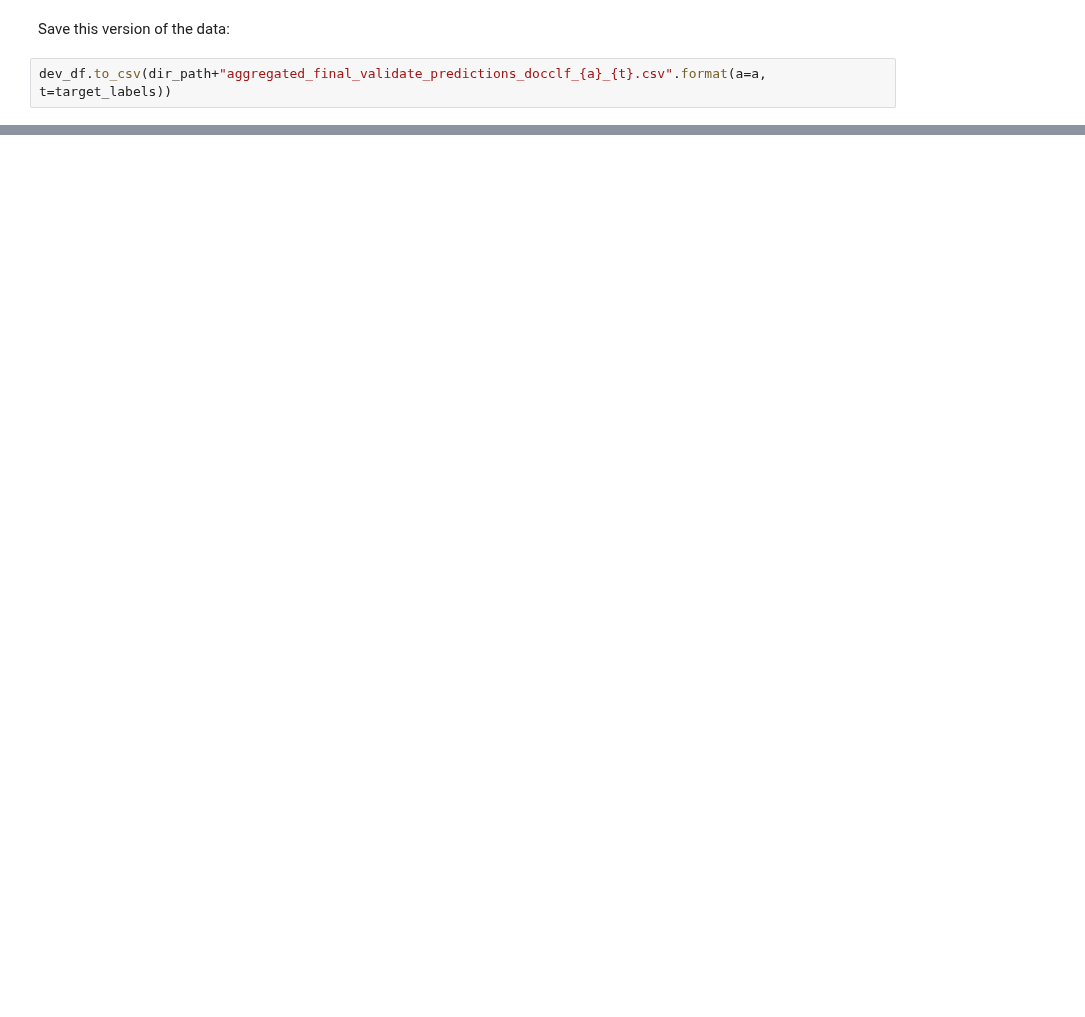
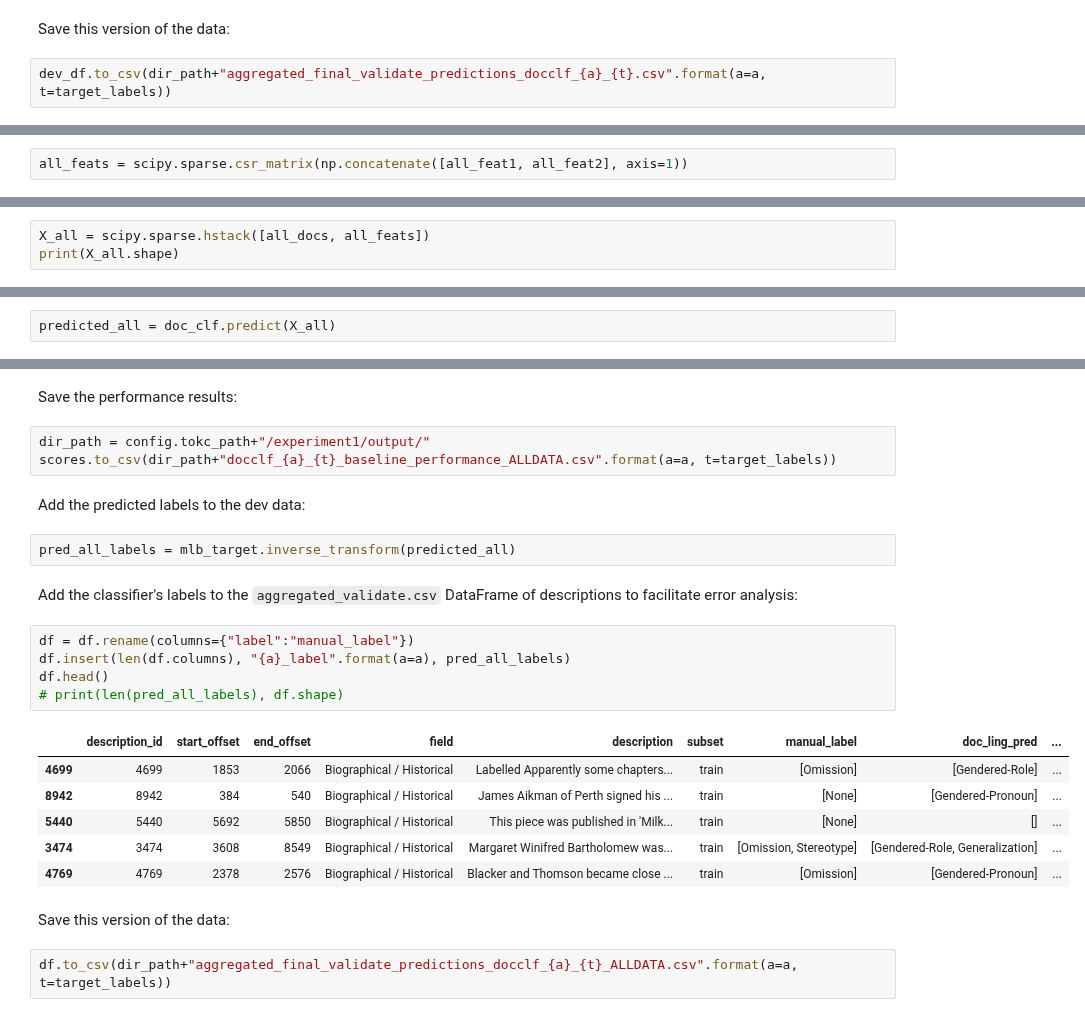
Before and after one commit to thegoose20/gender-bias, a Jupyter notebook: token_classification/Experiment1_Model3.ipynb, the cells around one changed output, grey strips where cells are left out. Cells and saved outputs as stored; diff of their text form; blank space fills up the shorter version.

```diff
--- a/token_classification/Experiment1_Model3.ipynb
+++ b/token_classification/Experiment1_Model3.ipynb
@@ -282,0 +310,2 @@ dev_df.to_csv(dir_path+"aggregated_final_validate_predictions_docclf_{a}_{t}.csv
+# %%
+all_feats = scipy.sparse.csr_matrix(np.concatenate([all_feat1, all_feat2], axis=1))
@@ -282,0 +314,3 @@ dev_df.to_csv(dir_path+"aggregated_final_validate_predictions_docclf_{a}_{t}.csv
+# %%
+X_all = scipy.sparse.hstack([all_docs, all_feats])
+print(X_all.shape)
@@ -282,0 +321,2 @@ dev_df.to_csv(dir_path+"aggregated_final_validate_predictions_docclf_{a}_{t}.csv
+# %%
+predicted_all = doc_clf.predict(X_all)
@@ -282,0 +343,27 @@ dev_df.to_csv(dir_path+"aggregated_final_validate_predictions_docclf_{a}_{t}.csv
+# %% [markdown]
+Save the performance results:
+# %%
+dir_path = config.tokc_path+"/experiment1/output/"
+scores.to_csv(dir_path+"docclf_{a}_{t}_baseline_performance_ALLDATA.csv".format(a=a, t=target_labels))
+# %% [markdown]
+Add the predicted labels to the dev data:
+# %%
+pred_all_labels = mlb_target.inverse_transform(predicted_all)
+# %% [markdown]
+Add the classifier's labels to the `aggregated_validate.csv` DataFrame of descriptions to facilitate error analysis:
+# %%
+df = df.rename(columns={"label":"manual_label"})
+df.insert(len(df.columns), "{a}_label".format(a=a), pred_all_labels)
+df.head()
+# print(len(pred_all_labels), df.shape)
+# %% [output]
+|  | description_id | start_offset | end_offset | field | description | subset | manual_label | doc_ling_pred | ... |
+| 4699 | 4699 | 1853 | 2066 | Biographical / Historical | Labelled Apparently some chapters... | train | [Omission] | [Gendered-Role] | ... |
+| 8942 | 8942 | 384 | 540 | Biographical / Historical | James Aikman of Perth signed his ... | train | [None] | [Gendered-Pronoun] | ... |
+| 5440 | 5440 | 5692 | 5850 | Biographical / Historical | This piece was published in 'Milk... | train | [None] | [] | ... |
+| 3474 | 3474 | 3608 | 8549 | Biographical / Historical | Margaret Winifred Bartholomew was... | train | [Omission, Stereotype] | [Gendered-Role, Generalization] | ... |
+| 4769 | 4769 | 2378 | 2576 | Biographical / Historical | Blacker and Thomson became close ... | train | [Omission] | [Gendered-Pronoun] | ... |
+# %% [markdown]
+Save this version of the data:
+# %%
+df.to_csv(dir_path+"aggregated_final_validate_predictions_docclf_{a}_{t}_ALLDATA.csv".format(a=a, t=target_labels))
```
Also changed, not shown: parts of 16 cells of this notebook, 2 other files.
